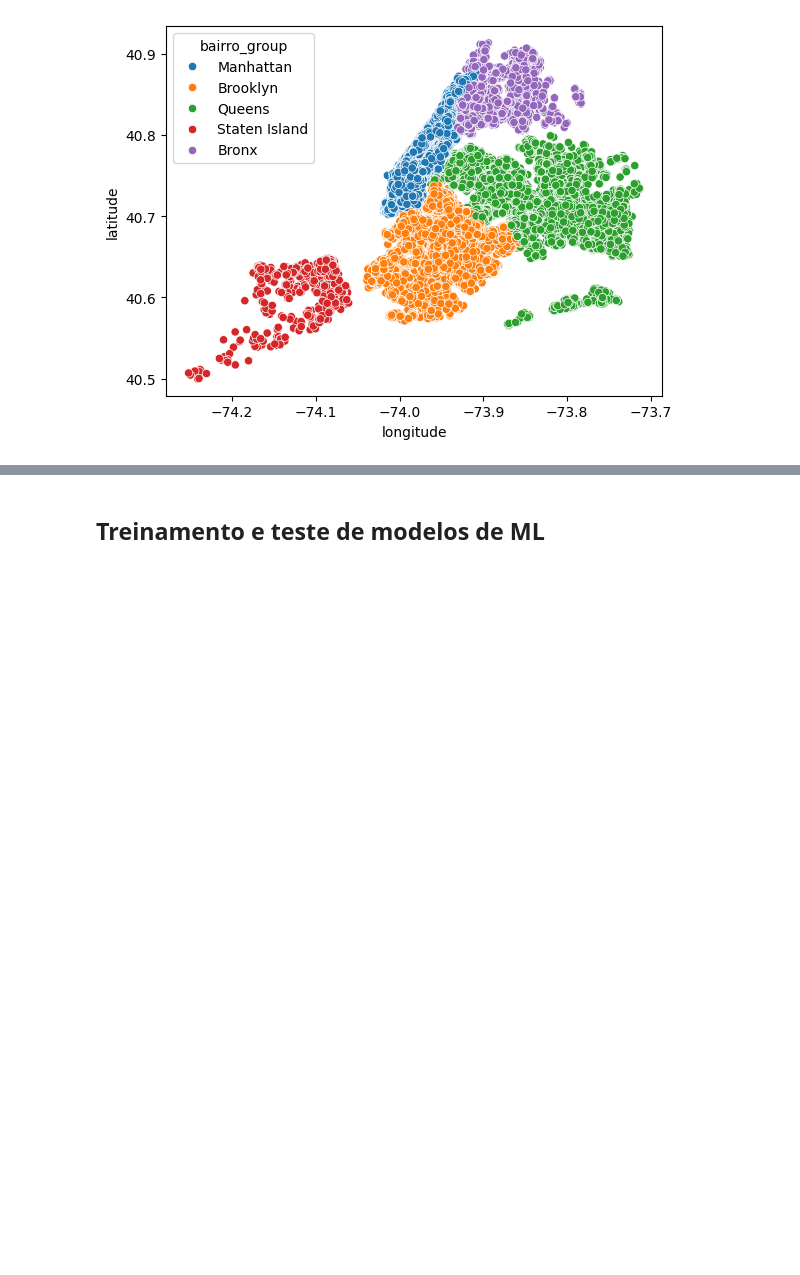
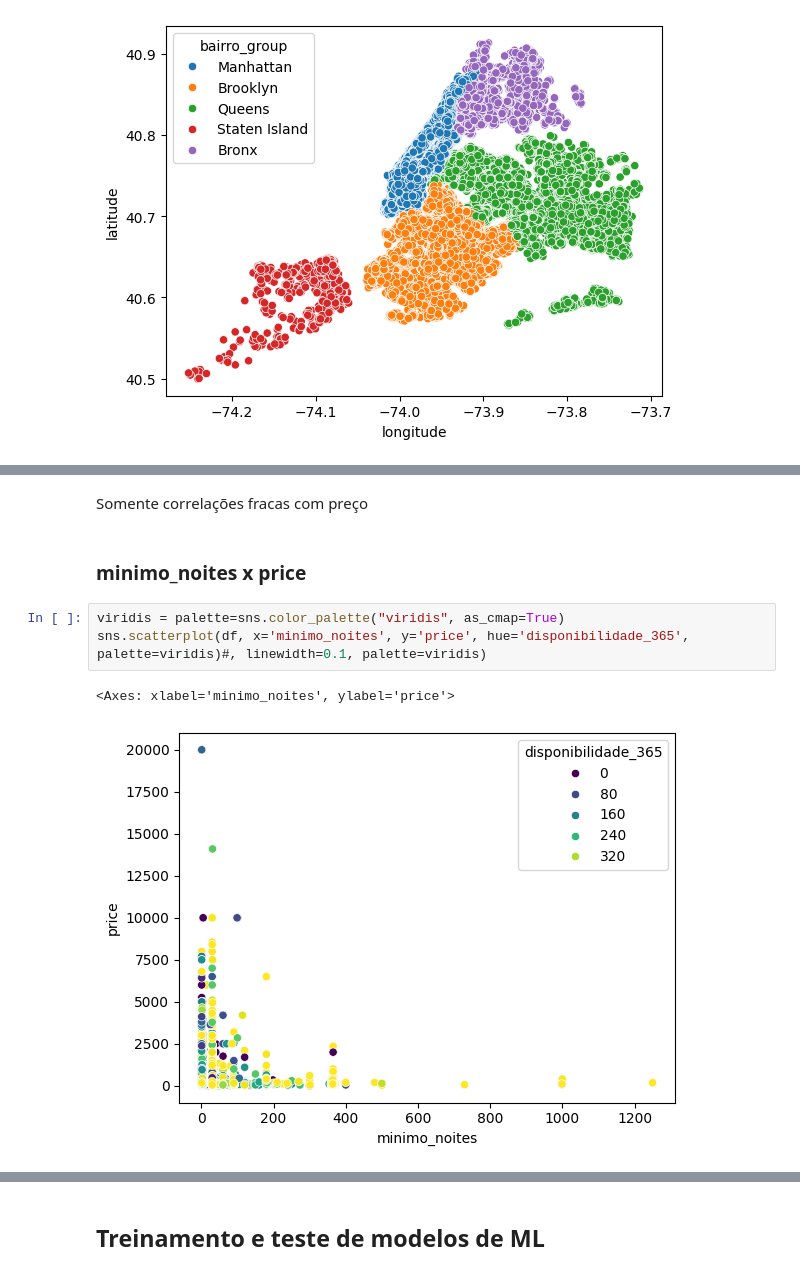
Before and after one commit to pedrobslima/LH_CD_PEDROBARROSDESOUZALIMA, a Jupyter notebook: incidium.ipynb, the cells around one changed output, grey strips where cells are left out. Cells and saved outputs as stored; diff of their text form; blank space fills up the shorter version.

```diff
--- a/incidium.ipynb
+++ b/incidium.ipynb
@@ -440,0 +470,10 @@ sns.scatterplot(df, x='longitude', y='latitude', hue='bairro_group')#hue='price'
+# %% [markdown]
+Somente correlações fracas com preço
+# %% [markdown]
+### minimo_noites x price
+# %%
+viridis = palette=sns.color_palette("viridis", as_cmap=True)
+sns.scatterplot(df, x='minimo_noites', y='price', hue='disponibilidade_365', palette=viridis)#, linewidth=0.1, palette=viridis)
+# %% [output]
+<Axes: xlabel='minimo_noites', ylabel='price'>
+[figure, added]
```
Also changed, not shown: parts of 24 cells of this notebook.
